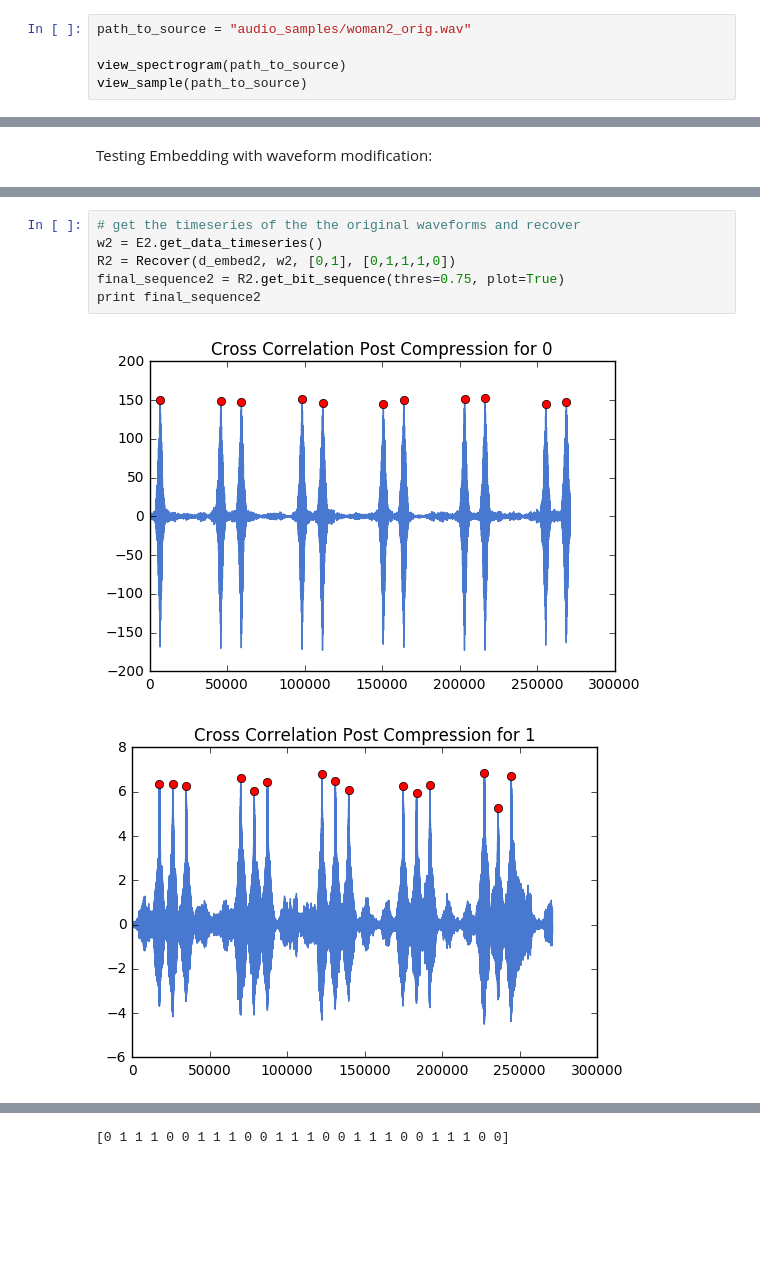
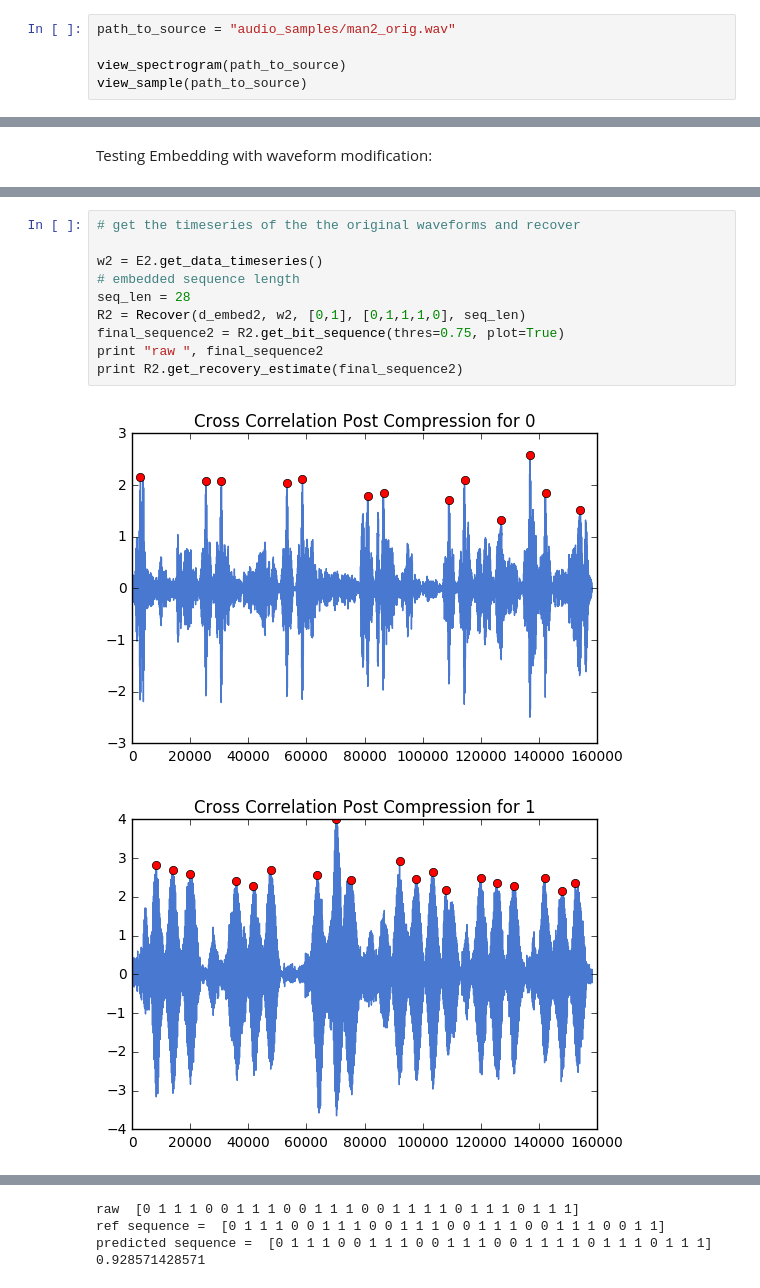
Before and after one commit to mitmedialab/AMR-Data-Embedding, a Jupyter notebook: Code_Book_Library_Test.ipynb, the cells around one changed output, grey strips where cells are left out. Drawn from its saved outputs; the diff is of its cells as text; blank space fills up the shorter version.

```diff
--- a/Code_Book_Library_Test.ipynb
+++ b/Code_Book_Library_Test.ipynb
@@ -7,7 +7,7 @@ ms.use('seaborn-muted')
 # %% [markdown]
 Testing Visualizations
 # %%
-path_to_source = "audio_samples/woman2_orig.wav"
+path_to_source = "audio_samples/man2_orig.wav"
 
 view_spectrogram(path_to_source)
 view_sample(path_to_source)
@@ -64,9 +68,13 @@ d_embed2, sr = compress_and_decompress(embed2, "compression_samples/", plot=True
 # %%
 # get the timeseries of the the original waveforms and recover
+
 w2 = E2.get_data_timeseries()
-R2 = Recover(d_embed2, w2, [0,1], [0,1,1,1,0])
+# embedded sequence length
+seq_len = 28
+R2 = Recover(d_embed2, w2, [0,1], [0,1,1,1,0], seq_len)
 final_sequence2 = R2.get_bit_sequence(thres=0.75, plot=True)
-print final_sequence2
+print "raw ", final_sequence2
+print R2.get_recovery_estimate(final_sequence2)
 # %% [output]
-[figure, old version]
+[figure, new version]
-[figure, old version]
+[figure, new version]
@@ -74 +83,4 @@ print final_sequence2
-[0 1 1 1 0 0 1 1 1 0 0 1 1 1 0 0 1 1 1 0 0 1 1 1 0 0]
+raw  [0 1 1 1 0 0 1 1 1 0 0 1 1 1 0 0 1 1 1 1 0 1 1 1 0 1 1 1]
+ref sequence =  [0 1 1 1 0 0 1 1 1 0 0 1 1 1 0 0 1 1 1 0 0 1 1 1 0 0 1 1]
+predicted sequence =  [0 1 1 1 0 0 1 1 1 0 0 1 1 1 0 0 1 1 1 1 0 1 1 1 0 1 1 1]
+0.928571428571
```
Also changed, not shown: parts of 8 cells of this notebook, 1 other file.
